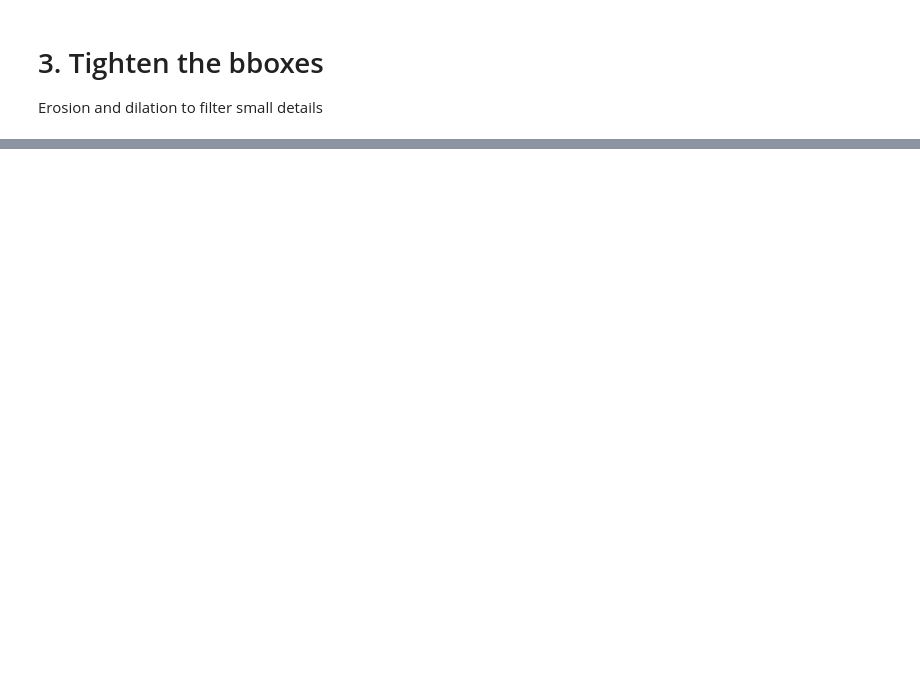
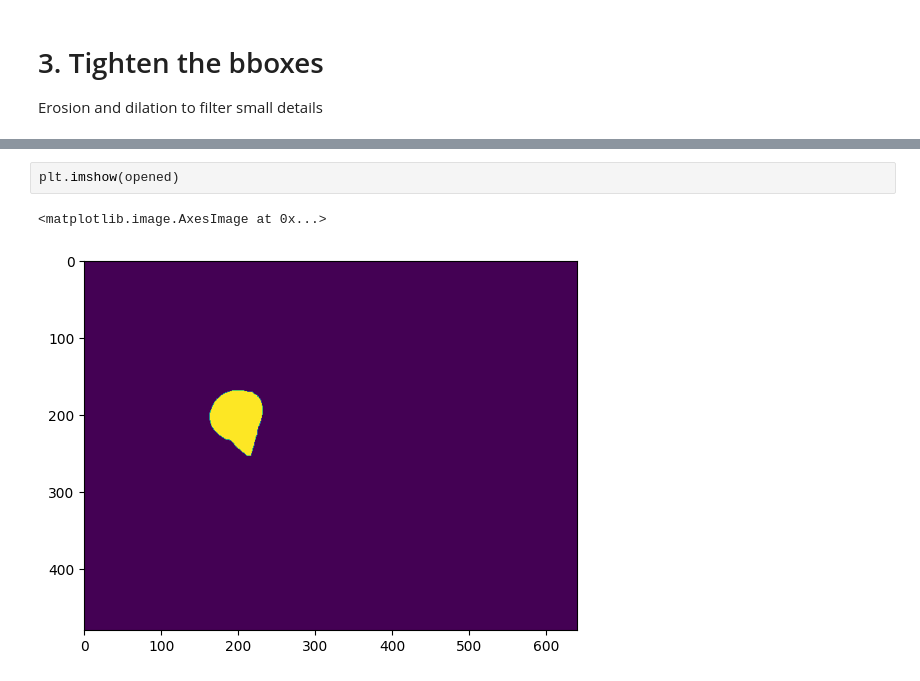
Before and after one commit to Kudo510/cnos, a Jupyter notebook: contrastive_learning_preprocess.ipynb, the cells around one changed output, grey strips where cells are left out. Saved outputs shown, nothing was run; the diff lists cells and outputs as text; blank space fills up the shorter version.

```diff
--- a/contrastive_learning_preprocess.ipynb
+++ b/contrastive_learning_preprocess.ipynb
@@ -116,0 +190,5 @@ np.array(masked_images[84]).shape
+# %%
+plt.imshow(opened)
+# %% [output]
+<matplotlib.image.AxesImage at 0x...>
+[figure, added]
```
Also changed, not shown: parts of 16 cells of this notebook, 8 other files.
